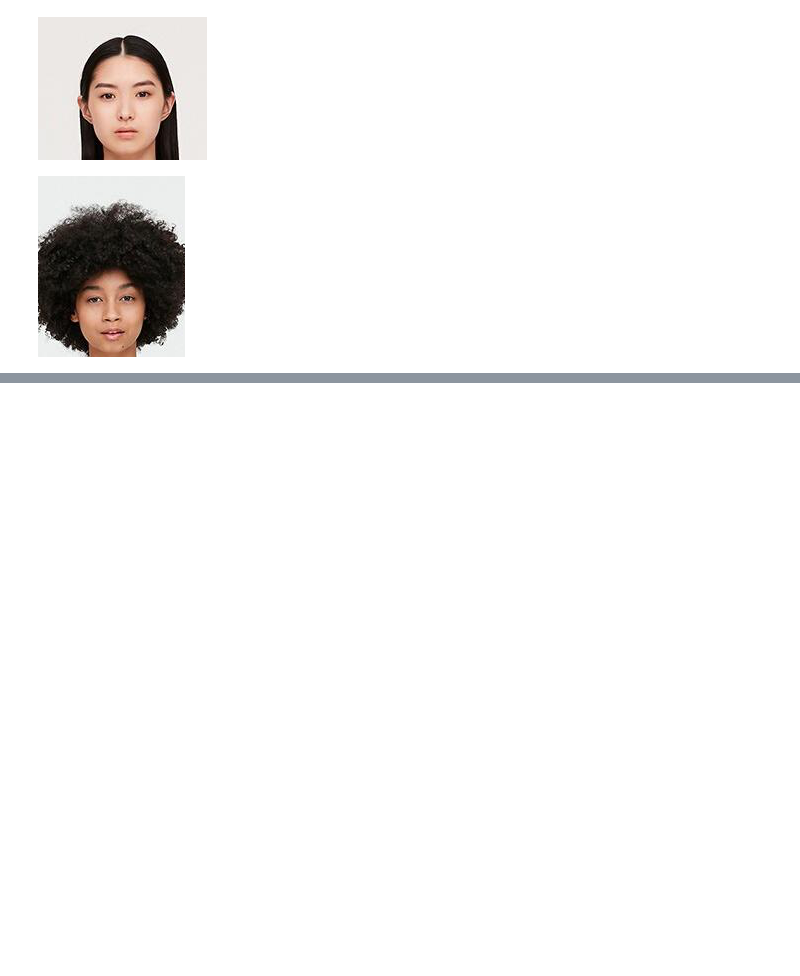
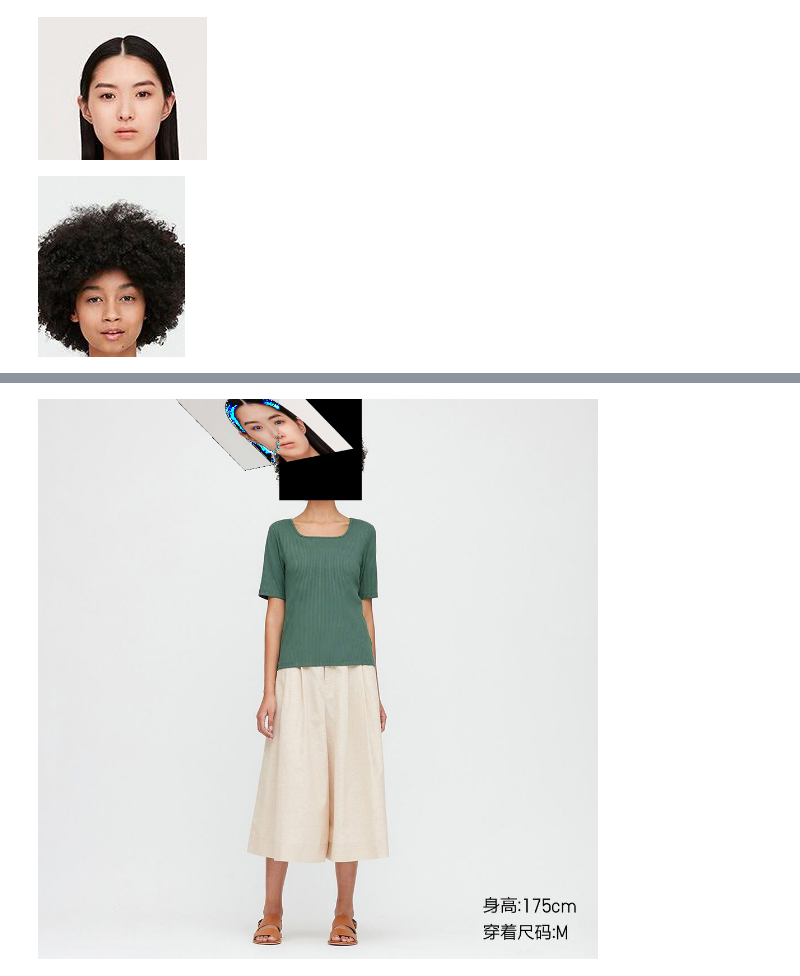
Before and after one commit to PuppyWolf/headswap, a Jupyter notebook: Untitled.ipynb, the cells around one changed output, grey strips where cells are left out. Drawn from its saved outputs; the diff is of its cells as text; code cells hidden in the pictures; blank space fills up the shorter version.

```diff
--- a/Untitled.ipynb
+++ b/Untitled.ipynb
@@ -182,0 +204,11 @@ affined_img
+# %%
+# 目标头像去头
+target_image_mask =img_4_3.copy()
+#target_image_mask = Image.fromarray(source_image_mask)
+target_image_mask.paste(0 , box = head_bbox_3  )
+# %%
+syn_img = np.array(target_image_mask) + np.array(affined_img)
+# %%
+Image.fromarray(syn_img)
+# %% [output]
+[figure, added]
```
Also changed, not shown: parts of 7 cells of this notebook, 1 other file.
